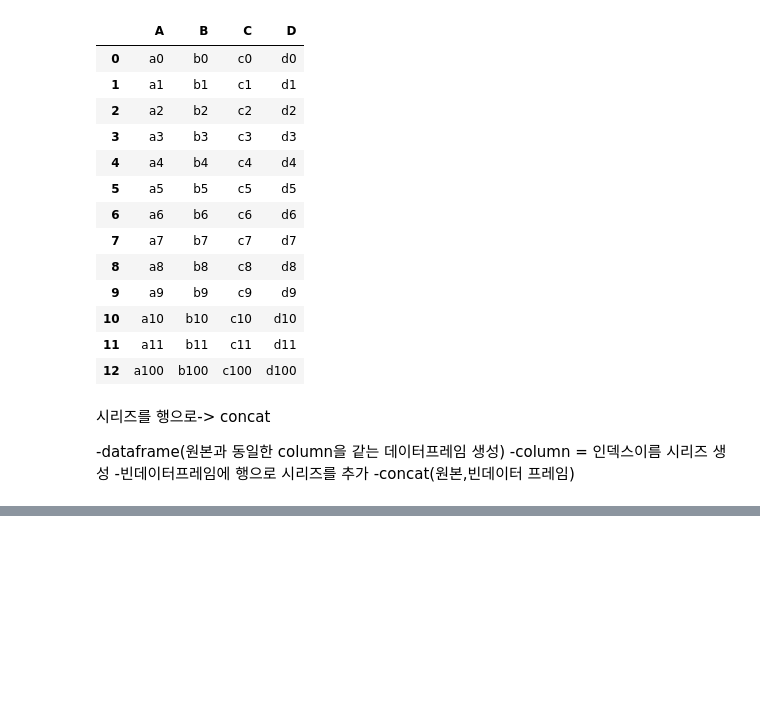
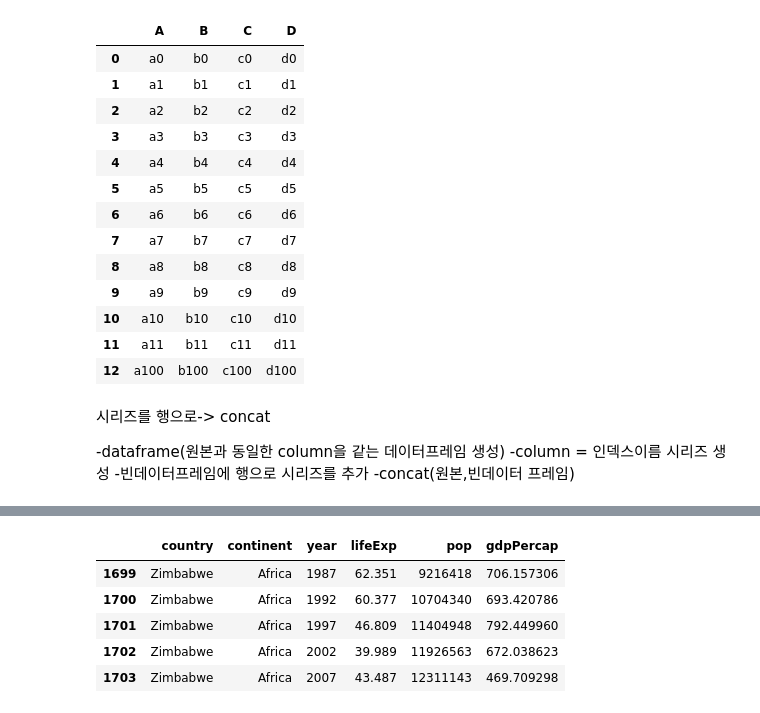
Before and after one commit to dhrhee96/hipython, a Jupyter notebook: 42.데이터전처리.ipynb, the cells around one changed output, grey strips where cells are left out. Drawn from its saved outputs; the diff is of its cells as text; code cells hidden in the pictures; blank space fills up the shorter version.

```diff
--- a/42.데이터전처리.ipynb
+++ b/42.데이터전처리.ipynb
@@ -305,0 +383,9 @@ total_df_add
+# %%
+gap_df.tail(5)
+# %% [output]
+|  | country | continent | year | lifeExp | pop | gdpPercap |
+| 1699 | Zimbabwe | Africa | 1987 | 62.351 | 9216418 | 706.157306 |
+| 1700 | Zimbabwe | Africa | 1992 | 60.377 | 10704340 | 693.420786 |
+| 1701 | Zimbabwe | Africa | 1997 | 46.809 | 11404948 | 792.449960 |
+| 1702 | Zimbabwe | Africa | 2002 | 39.989 | 11926563 | 672.038623 |
+| 1703 | Zimbabwe | Africa | 2007 | 43.487 | 12311143 | 469.709298 |
```
Also changed, not shown: parts of 10 cells of this notebook, 2 other files.
